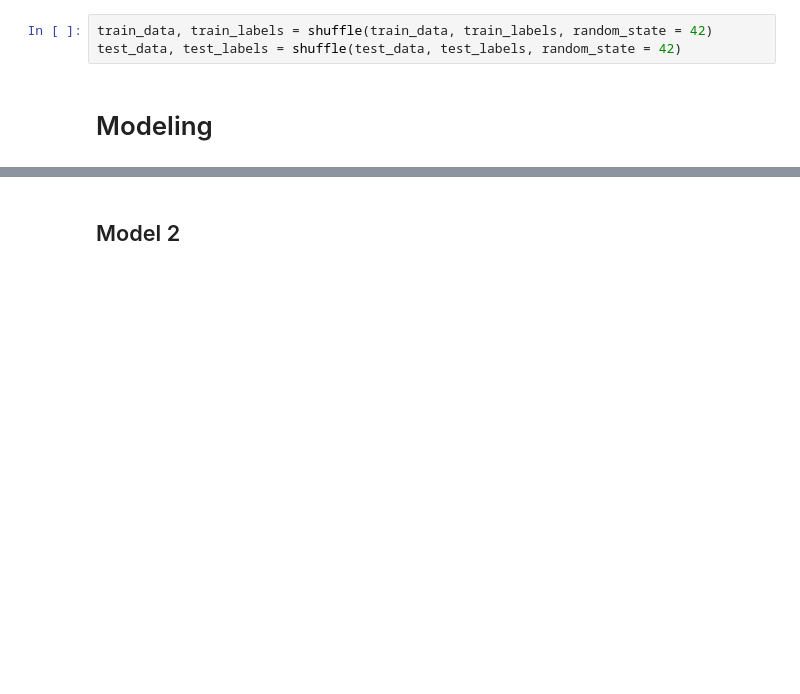
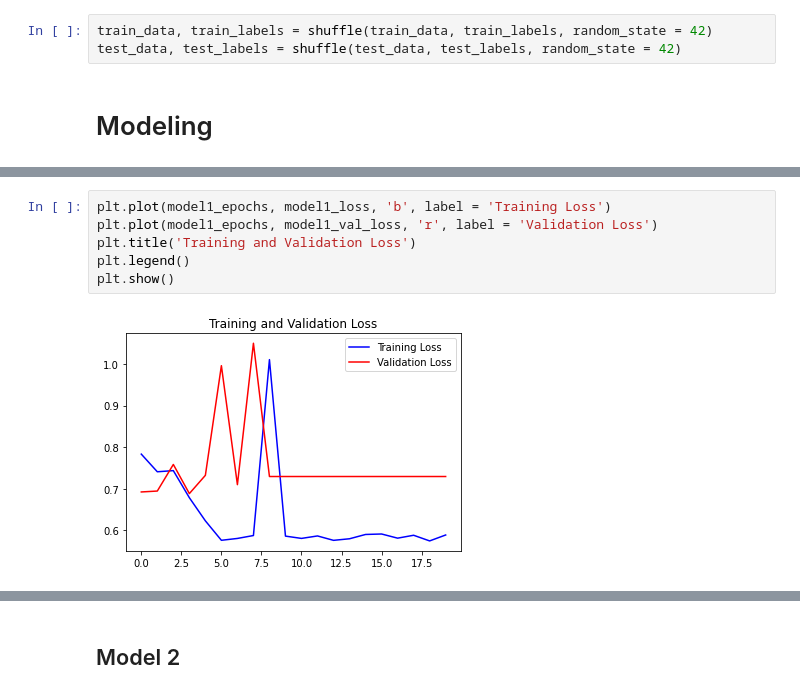
Before and after one commit to seankim658/Signature-Detection, a Jupyter notebook: notebook.ipynb, the cells around one changed output, grey strips where cells are left out. Drawn from its saved outputs; the diff is of its cells as text; blank space fills up the shorter version.

```diff
--- a/notebook.ipynb
+++ b/notebook.ipynb
@@ -181,0 +195,8 @@ Epoch 14: early stopping
+# %%
+plt.plot(model1_epochs, model1_loss, 'b', label = 'Training Loss')
+plt.plot(model1_epochs, model1_val_loss, 'r', label = 'Validation Loss')
+plt.title('Training and Validation Loss')
+plt.legend()
+plt.show()
+# %% [output]
+[figure, added]
```
Also changed, not shown: parts of 10 cells of this notebook.
